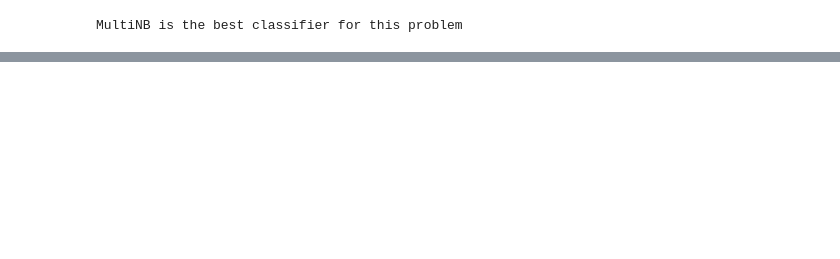
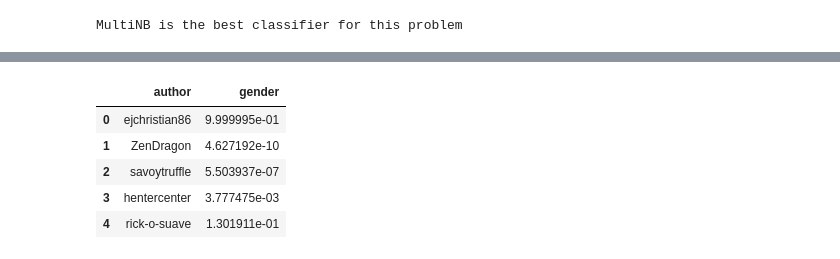
Before and after one commit to ScrPzz/reddit_gender_classifier, a Jupyter notebook: reddit_challenge_allmodels.ipynb, the cells around one changed output, grey strips where cells are left out. Drawn from its saved outputs; the diff is of its cells as text; code cells hidden in the pictures; blank space fills up the shorter version.

```diff
--- a/reddit_challenge_allmodels.ipynb
+++ b/reddit_challenge_allmodels.ipynb
@@ -622,0 +570,3 @@ best_clf = clf.fit(X_train, y_train)
+# %%
+
+clean_test_data=clean_test_data.drop(clean_test_data.index[1063323])
@@ -622,0 +598,35 @@ best_clf = clf.fit(X_train, y_train)
+# %%
+features_dict_test = {}
+
+for author, group in clean_test_data.groupby('author'):
+    features_dict_test[author] = extract_features(group)
+
+M_features_dict_test = {}
+
+for author, group in clean_test_data.groupby('author'):
+
+    M_features_dict_test[author] = extract_Mgender_features(group)
+
+
+F_features_dict_test = {}
+
+for author, group in clean_test_data.groupby('author'):
+
+    F_features_dict_test[author] = extract_Fgender_features(group)
+# %%
+X_r_test = sparse.vstack([features_dict_test[author] for author in test_data.author.unique()])
+X_f_test = sparse.vstack([M_features_dict_test[author] for author in test_data.author.unique()])
+X_m_test = sparse.vstack([F_features_dict_test[author] for author in test_data.author.unique()])
+X_test=sparse.hstack([X_r_test, X_f_test,X_m_test]).tocsr()
+# %%
+y_pred = MultiNB.predict_proba(X_test)[:,1]
+# %%
+solution = pd.DataFrame({"author":test_data.author.unique(), "gender":y_pred})
+solution.head()
+# %% [output]
+|  | author | gender |
+| 0 | ejchristian86 | 9.999995e-01 |
+| 1 | ZenDragon | 4.627192e-10 |
+| 2 | savoytruffle | 5.503937e-07 |
+| 3 | hentercenter | 3.777475e-03 |
+| 4 | rick-o-suave | 1.301911e-01 |
```
Also changed, not shown: parts of 46 cells of this notebook.
